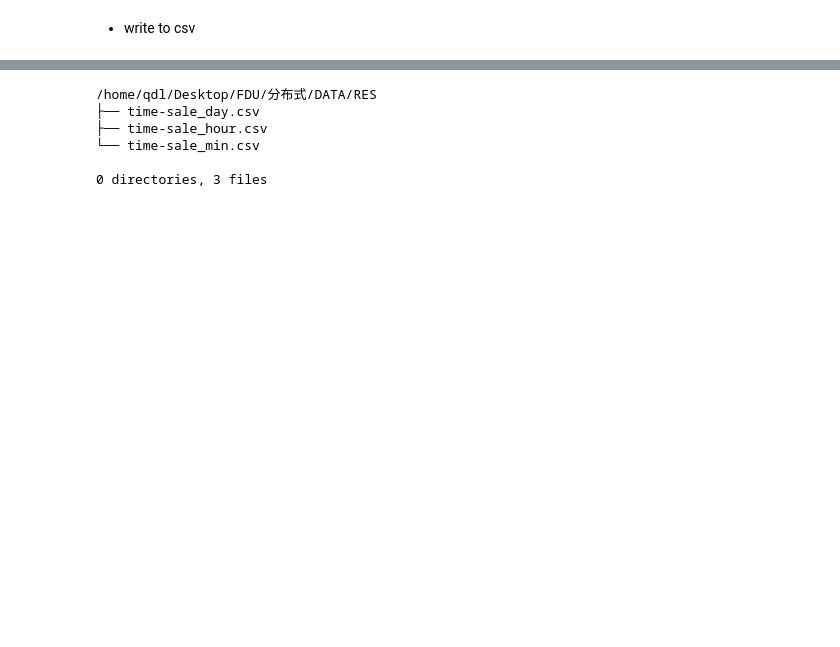
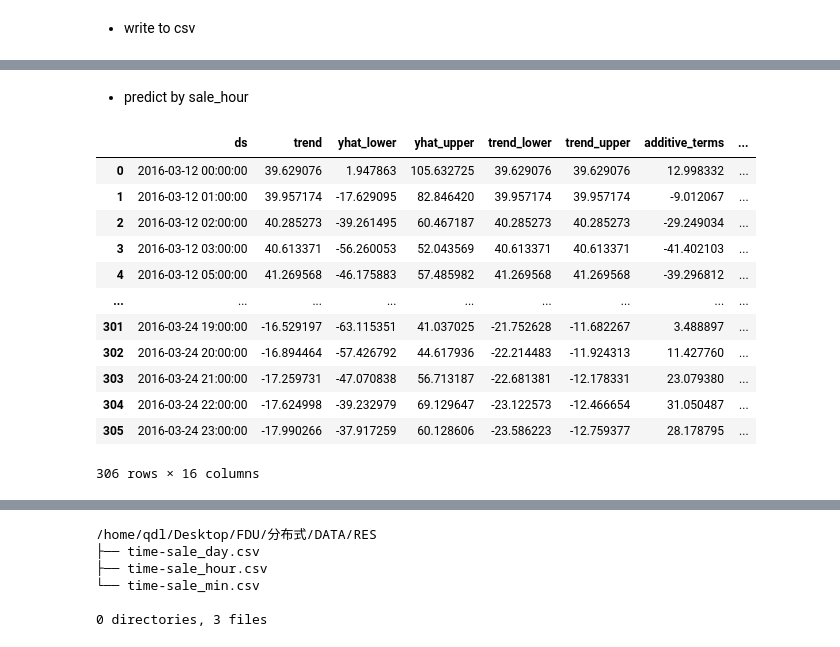
Before and after one commit to MaxLEAF3824/jdata_hadoop, a Jupyter notebook: src/main/python/TS-predict.ipynb, the cells around one changed output, grey strips where cells are left out. Cells and saved outputs as stored; diff of their text form; code cells hidden in the pictures; blank space fills up the shorter version.

```diff
--- a/src/main/python/TS-predict.ipynb
+++ b/src/main/python/TS-predict.ipynb
@@ -110,0 +113,18 @@ forecast
+# %% [markdown]
+- predict by sale_hour
+# %%
+forecasts[1]
+# %% [output]
+|  | ds | trend | yhat_lower | yhat_upper | trend_lower | trend_upper | additive_terms | ... |
+| 0 | 2016-03-12 00:00:00 | 39.629076 | 1.947863 | 105.632725 | 39.629076 | 39.629076 | 12.998332 | ... |
+| 1 | 2016-03-12 01:00:00 | 39.957174 | -17.629095 | 82.846420 | 39.957174 | 39.957174 | -9.012067 | ... |
+| 2 | 2016-03-12 02:00:00 | 40.285273 | -39.261495 | 60.467187 | 40.285273 | 40.285273 | -29.249034 | ... |
+| 3 | 2016-03-12 03:00:00 | 40.613371 | -56.260053 | 52.043569 | 40.613371 | 40.613371 | -41.402103 | ... |
+| 4 | 2016-03-12 05:00:00 | 41.269568 | -46.175883 | 57.485982 | 41.269568 | 41.269568 | -39.296812 | ... |
+| ... | ... | ... | ... | ... | ... | ... | ... | ... |
+| 301 | 2016-03-24 19:00:00 | -16.529197 | -63.115351 | 41.037025 | -21.752628 | -11.682267 | 3.488897 | ... |
+| 302 | 2016-03-24 20:00:00 | -16.894464 | -57.426792 | 44.617936 | -22.214483 | -11.924313 | 11.427760 | ... |
+| 303 | 2016-03-24 21:00:00 | -17.259731 | -47.070838 | 56.713187 | -22.681381 | -12.178331 | 23.079380 | ... |
+| 304 | 2016-03-24 22:00:00 | -17.624998 | -39.232979 | 69.129647 | -23.122573 | -12.466654 | 31.050487 | ... |
+| 305 | 2016-03-24 23:00:00 | -17.990266 | -37.917259 | 60.128606 | -23.586223 | -12.759377 | 28.178795 | ... |
+306 rows × 16 columns
```
Also changed, not shown: parts of 8 cells of this notebook, 6 other files.
